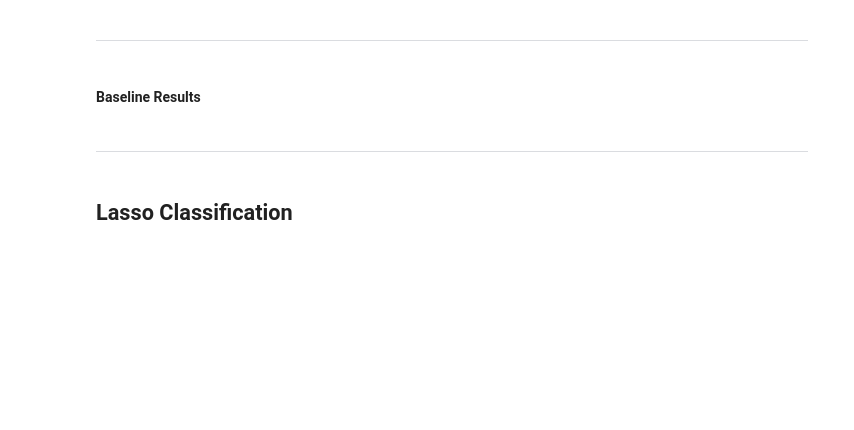
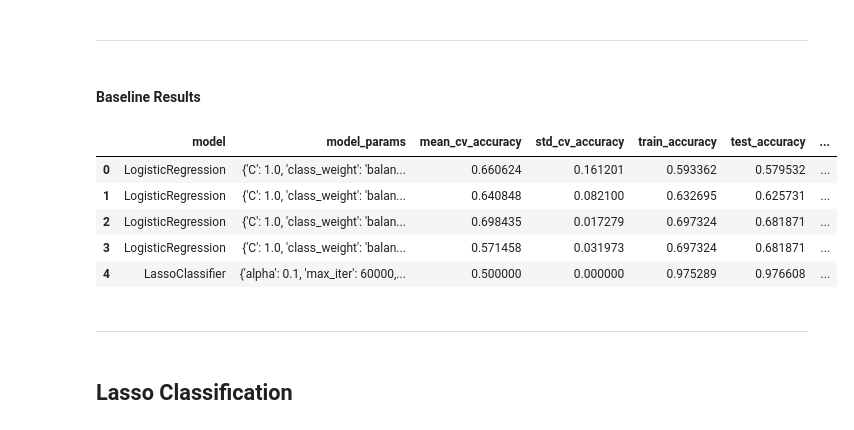
Before and after one commit to LeeMcFarling/AFL_Project, a Jupyter notebook: Modeling/Weekly Assignments/Week_2.ipynb, the cells around one changed output. Saved outputs shown, nothing was run; the diff lists cells and outputs as text; code cells hidden in the pictures; blank space fills up the shorter version.

Commit message:
Results and discussion updated

```diff
--- a/Modeling/Weekly Assignments/Week_2.ipynb
+++ b/Modeling/Weekly Assignments/Week_2.ipynb
@@ -520,6 +596,15 @@ Test Acc:     50.77%
 ____
 # %% [markdown]
 #### **Baseline Results**
+# %%
+combined_results
+# %% [output]
+|  | model | model_params | mean_cv_accuracy | std_cv_accuracy | train_accuracy | test_accuracy | ... |
+| 0 | LogisticRegression | {'C': 1.0, 'class_weight': 'balan... | 0.660624 | 0.161201 | 0.593362 | 0.579532 | ... |
+| 1 | LogisticRegression | {'C': 1.0, 'class_weight': 'balan... | 0.640848 | 0.082100 | 0.632695 | 0.625731 | ... |
+| 2 | LogisticRegression | {'C': 1.0, 'class_weight': 'balan... | 0.698435 | 0.017279 | 0.697324 | 0.681871 | ... |
+| 3 | LogisticRegression | {'C': 1.0, 'class_weight': 'balan... | 0.571458 | 0.031973 | 0.697324 | 0.681871 | ... |
+| 4 | LassoClassifier | {'alpha': 0.1, 'max_iter': 60000,... | 0.500000 | 0.000000 | 0.975289 | 0.976608 | ... |
 # %% [markdown]
 _____
 # %% [markdown]
```
Also changed, not shown: parts of 32 cells of this notebook.
